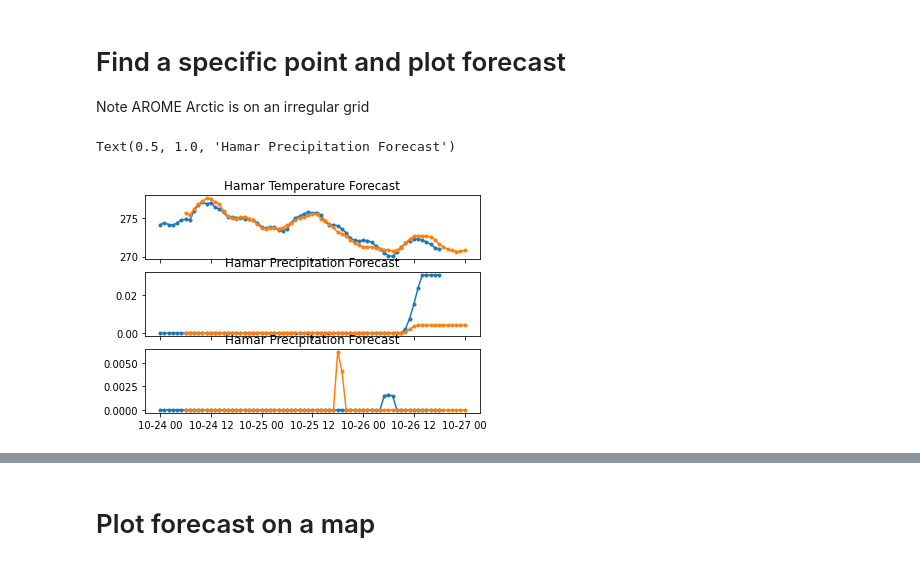
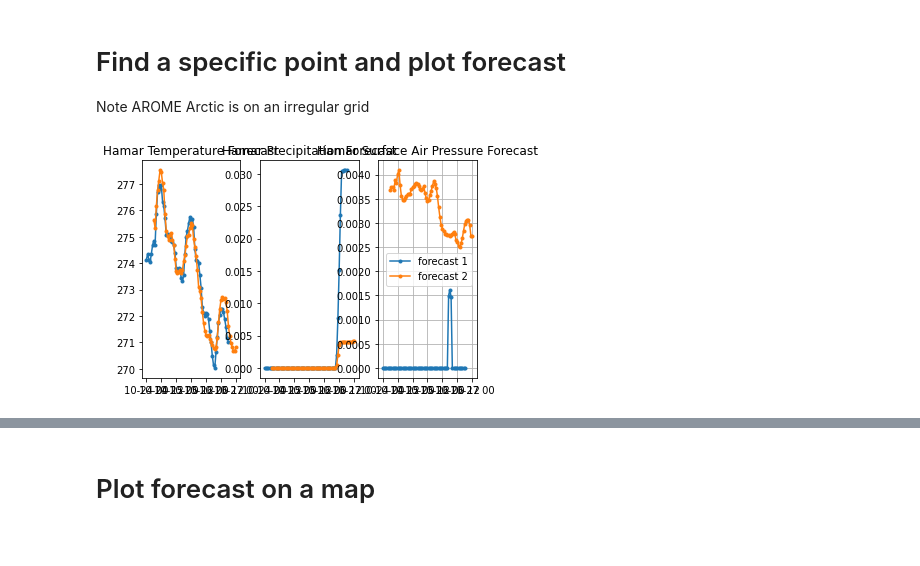
Before and after one commit to eirikngard/GEO4902, a Jupyter notebook: Data_assimilation_Eirik.ipynb, the cells around one changed output, grey strips where cells are left out. Cells and saved outputs as stored; diff of their text form; code cells hidden in the pictures.

```diff
--- a/Data_assimilation_Eirik.ipynb
+++ b/Data_assimilation_Eirik.ipynb
@@ -83,23 +49,25 @@ mlevel=64
 tml_point_forecast_1 = forecast_1.air_temperature_ml[:,64,ix,jx]
 tml_point_forecast_2 = forecast_2.air_temperature_ml[:,64,ix,jx]
 # %%
+#Trying a more compact format
+
 from matplotlib import pyplot as plt
 
-fig, ax = plt.subplots(3, sharex=True)
+fig, ax = plt.subplots(1,3, sharex=True)
 ax[0].plot(forecast_1.time, tml_point_forecast_1, '.-',label="forecast 1")
 ax[0].plot(forecast_2.time, tml_point_forecast_2, '.-',label="forecast 2")
 ax[0].set_title("Hamar Temperature Forecast")
-#plt.grid(); plt.legend();
+plt.grid()
 
 ax[1].plot(forecast_1.time, forecast_1.precipitation_amount_acc[:,0,ix,jx], '.-',label="forecast 1")
 ax[1].plot(forecast_2.time, forecast_2.precipitation_amount_acc[:,0,ix,jx], '.-',label="forecast 2")
 ax[1].set_title("Hamar Precipitation Forecast")
-#plt.grid(); plt.legend();
+plt.grid()
 
 ax[2].plot(forecast_1.time, forecast_1.cloud_area_fraction_ml[:,64,ix,jx], '.-',label="forecast 1")
-ax[2].plot(forecast_2.time, forecast_2.cloud_area_fraction_ml[:,64,ix,jx], '.-',label="forecast 2")
-ax[2].set_title("Hamar Precipitation Forecast")
-#plt.grid(); plt.legend();
+ax[2].plot(forecast_2.time, forecast_2.specific_humidity_ml[:,64,ix,jx], '.-',label="forecast 2")
+ax[2].set_title("Hamar Surface Air Pressure Forecast")
+plt.grid();
+plt.legend();
 # %% [output]
-Text(0.5, 1.0, 'Hamar Precipitation Forecast')
-[figure, old version]
+[figure, new version]
```
Also changed, not shown: parts of 24 cells of this notebook.
